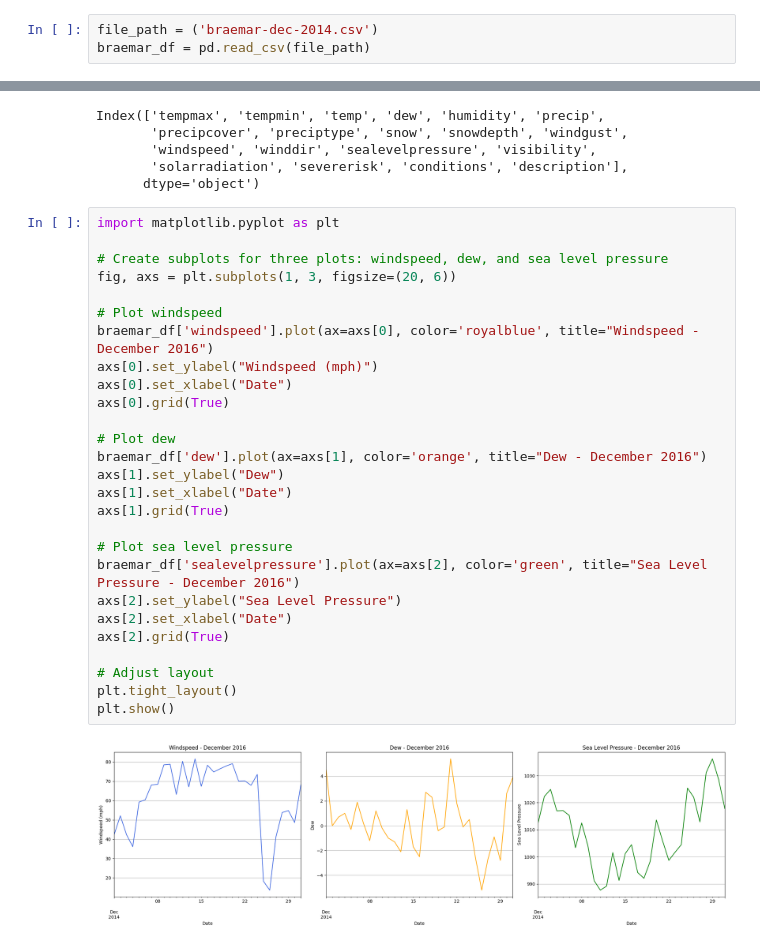
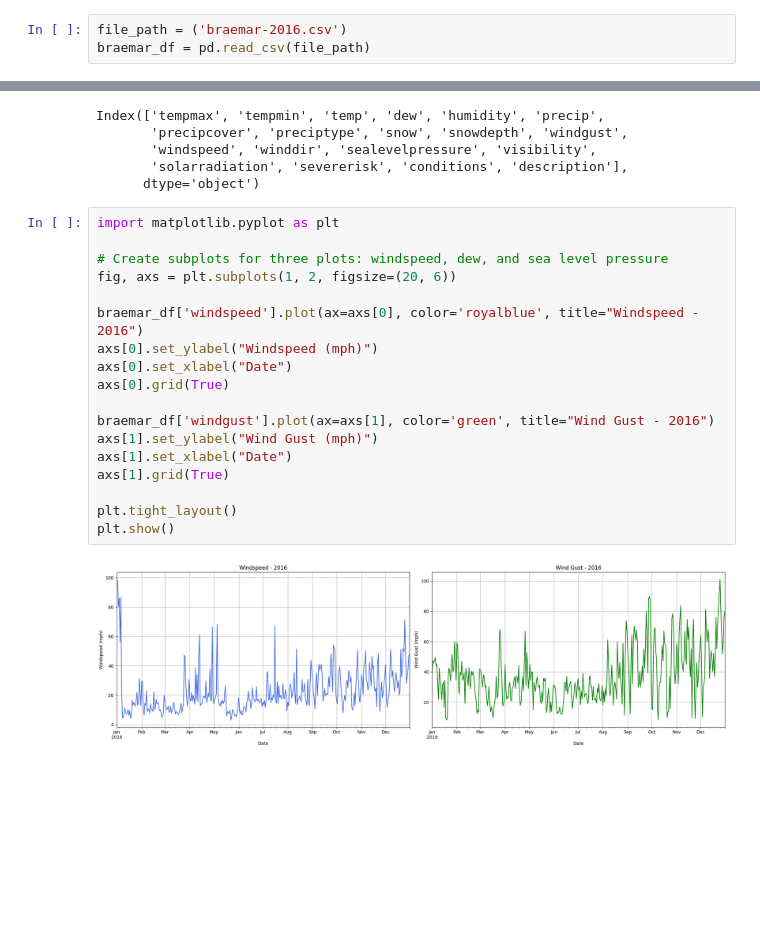
Before and after one commit to neilmartindev/shepd-eda, a Jupyter notebook: nafirs-shepd-eda.ipynb, the cells around one changed output, grey strips where cells are left out. Cells and saved outputs as stored; diff of their text form; blank space fills up the shorter version.

```diff
--- a/nafirs-shepd-eda.ipynb
+++ b/nafirs-shepd-eda.ipynb
@@ -178,7 +178,7 @@ plt.show()
 # %% [markdown]
 #### Braemar 2016 EDA
 # %%
-file_path = ('braemar-dec-2014.csv')
+file_path = ('braemar-2016.csv')
 braemar_df = pd.read_csv(file_path)
 # %%
 print(braemar_df.columns)
@@ -250,29 +250,20 @@ Index(['tempmax', 'tempmin', 'temp', 'dew', 'humidity', 'precip',
 # %%
 import matplotlib.pyplot as plt
 
 # Create subplots for three plots: windspeed, dew, and sea level pressure
-fig, axs = plt.subplots(1, 3, figsize=(20, 6))
+fig, axs = plt.subplots(1, 2, figsize=(20, 6))
 
-# Plot windspeed
-braemar_df['windspeed'].plot(ax=axs[0], color='royalblue', title="Windspeed - December 2016")
+braemar_df['windspeed'].plot(ax=axs[0], color='royalblue', title="Windspeed - 2016")
 axs[0].set_ylabel("Windspeed (mph)")
 axs[0].set_xlabel("Date")
 axs[0].grid(True)
 
-# Plot dew
-braemar_df['dew'].plot(ax=axs[1], color='orange', title="Dew - December 2016")
-axs[1].set_ylabel("Dew")
+braemar_df['windgust'].plot(ax=axs[1], color='green', title="Wind Gust - 2016")
+axs[1].set_ylabel("Wind Gust (mph)")
 axs[1].set_xlabel("Date")
 axs[1].grid(True)
 
-# Plot sea level pressure
-braemar_df['sealevelpressure'].plot(ax=axs[2], color='green', title="Sea Level Pressure - December 2016")
-axs[2].set_ylabel("Sea Level Pressure")
-axs[2].set_xlabel("Date")
-axs[2].grid(True)
-
-# Adjust layout
 plt.tight_layout()
 plt.show()
 # %% [output]
-[figure, old version]
+[figure, new version]
```
Also changed, not shown: parts of 4 cells of this notebook.
